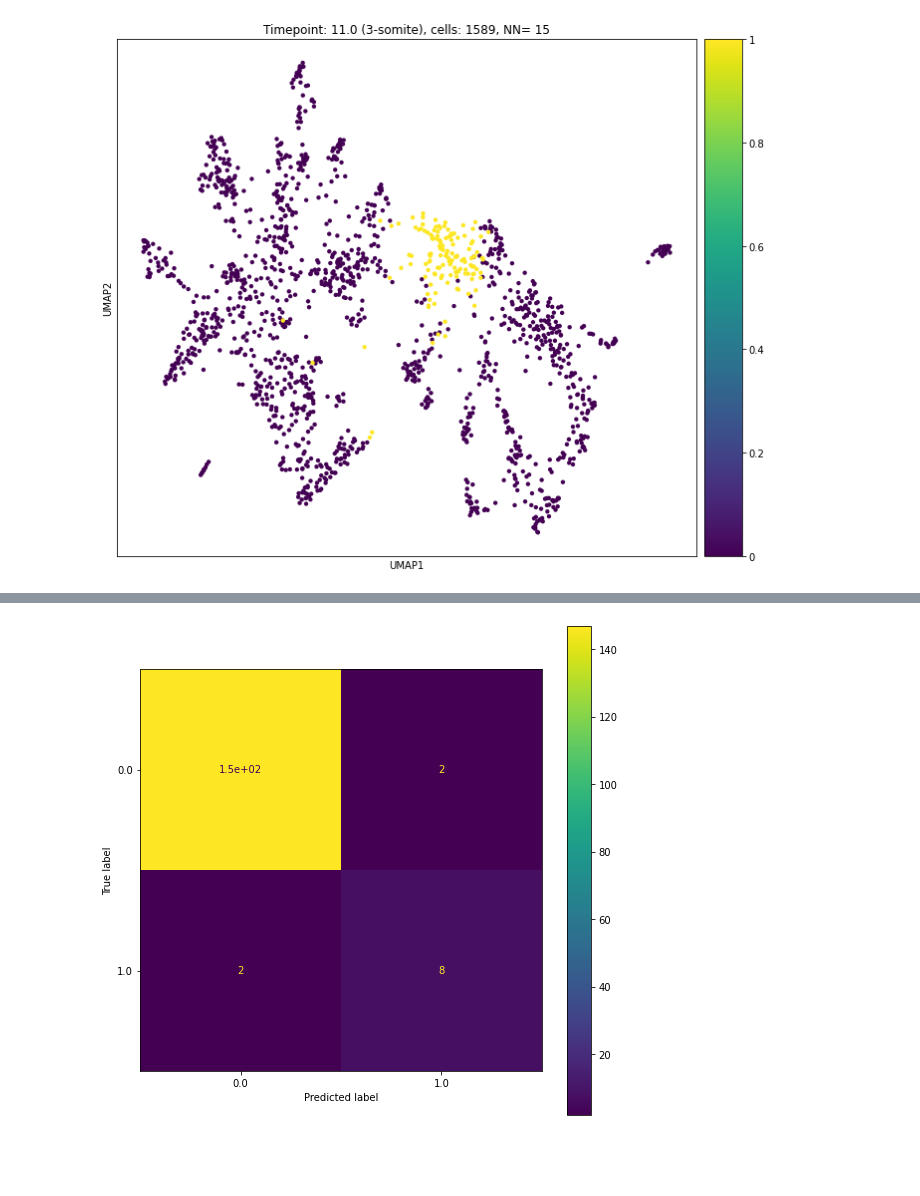
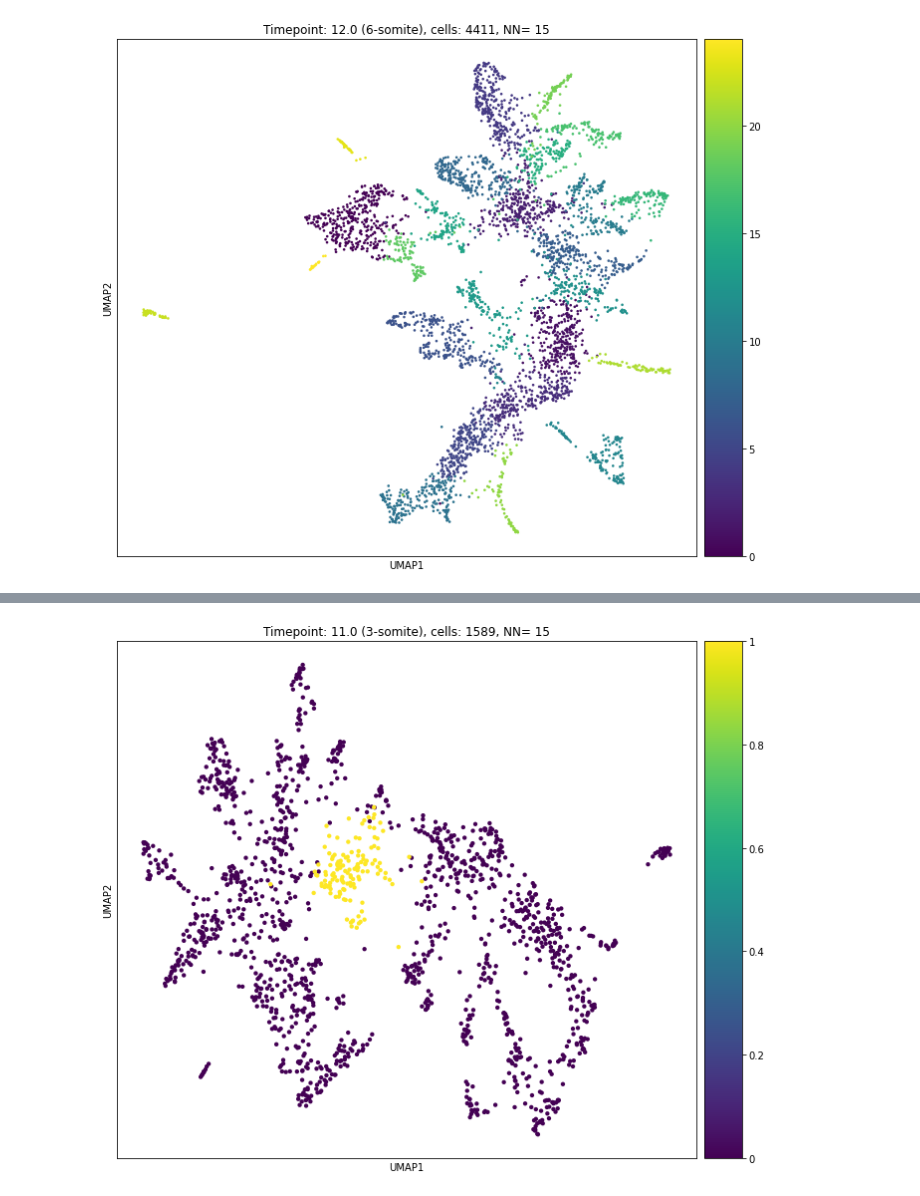
Before and after one commit to kushalnimkar/Zebrafish, a Jupyter notebook: Trajectory_Inference_(multiple_overlay).ipynb, the cells around one changed output, grey strips where cells are left out. Saved outputs shown, nothing was run; the diff lists cells and outputs as text; code cells hidden in the pictures; blank space fills up the shorter version.

Commit message:
Adjusted thresholds and added max iterations for graph boost

```diff
--- a/Trajectory_Inference_(multiple_overlay).ipynb
+++ b/Trajectory_Inference_(multiple_overlay).ipynb
@@ -69,19 +87,23 @@ def timepoint_probabilities(scm, tp, clust, plots, n_neighbors,min_dist, resolut
   sc.pl.scatter(scm_n,
                 title='Timepoint: {} ({}), cells: {}, NN= {}'.format(tp, stage ,scm_n.n_obs, n_neighbors),
                 basis='umap', color=clust,
-                save='_UMAP_CLUSTPROB_{}_TIMEPOINT_{}.png'.format(clust,tp))
+                save='_XGBOOST_CLUSTPROB_{}_TIMEPOINT_{}.png'.format(clust,tp))
+  sc.pl.scatter(scm_n,
+                title='Timepoint: {} ({}), cells: {}, NN= {}'.format(tp, stage ,scm_n.n_obs, n_neighbors),
+                basis='umap', color='leiden', save='_UMAP_OUTPUTS_Timepoint_{}.png'.format(tp))
   end = time.time()
   print("Time to visualize: "+ str(end-start) + " seconds")
 # %%
 # Graph Boost method
-def nn_cluster_assignment(scm, tp, clust_idx, n_neighbors=15, neighbors_cutoff = 0.5, iteration_cutoff=0.01):
+def nn_cluster_assignment(scm, tp, clust_idx, max_iter = 3, n_neighbors=15, neighbors_cutoff = 0.4, iteration_cutoff=0.005):
   scm_t = scm[scm.obs['Timepoint'] == tp]
   sc.pp.neighbors(scm_t, n_neighbors=n_neighbors+1)
   srm = scm_t.obsp['distances']
   print("Number of edges connected to cell 0: {}", len(np.argwhere(srm[0,:])))
   continue_assigning = True
   start = time.time()
-  while continue_assigning:
+  iter = 0
+  while continue_assigning and iter <max_iter:
     n_unassigned_1 = scm_t[scm_t.obs[clust_idx] == 0].n_obs
     print("Number of cells not assigned to cluster {}: {}".format(clust_idx, n_unassigned_1))
     for cell_idx in range(srm.shape[0]):
@@ -97,6 +119,7 @@ def nn_cluster_assignment(scm, tp, clust_idx, n_neighbors=15, neighbors_cutoff =
     # stop when new cells are being assigned to clusters at a very small proportion
     if n_unassigned_2 > (1-iteration_cutoff)*n_unassigned_1:
       continue_assigning = False
+    iter += 1
   print("Number of cells not assigned to cluster {}: {}".format(clust_idx, n_unassigned_2))
   end = time.time()
   print("Time elapsed to conduct graph boost on {} at timepoint: {}: {}".format(clust_idx, tp, end-start))
@@ -129,10 +152,10 @@ for clust_idx in clust_df:
 timepoints = list(set(scm_ml.obs['Timepoint']))
 timepoints.sort()
 n_timepoints = len(set(scm_ml.obs['Timepoint']))
-CLUST_IDS = [1]
-p = 0.6
+CLUST_IDS = [7]
+p = 0.55
 plots = []
-for i in range(n_timepoints):
+for i in range(n_timepoints-1):
   for clust_id in CLUST_IDS:
     t2 = timepoints[-1*(i+1)]
     t1 = timepoints[-1*(i+2)]
@@ -188 +203 @@ WARNING: saving figure to file figures/umap_UMAP_CLUSTPROB_c1_TIMEPOINT_11.0.png
-[figure, old version]
+[figure, new version]
@@ -200 +214 @@ WARNING: saving figure to file figures/umap_UMAP_CLUSTPROB_c1_TIMEPOINT_10.0.png
-[figure, old version]
+[figure, new version]
```
Also changed, not shown: parts of 2 cells of this notebook.
